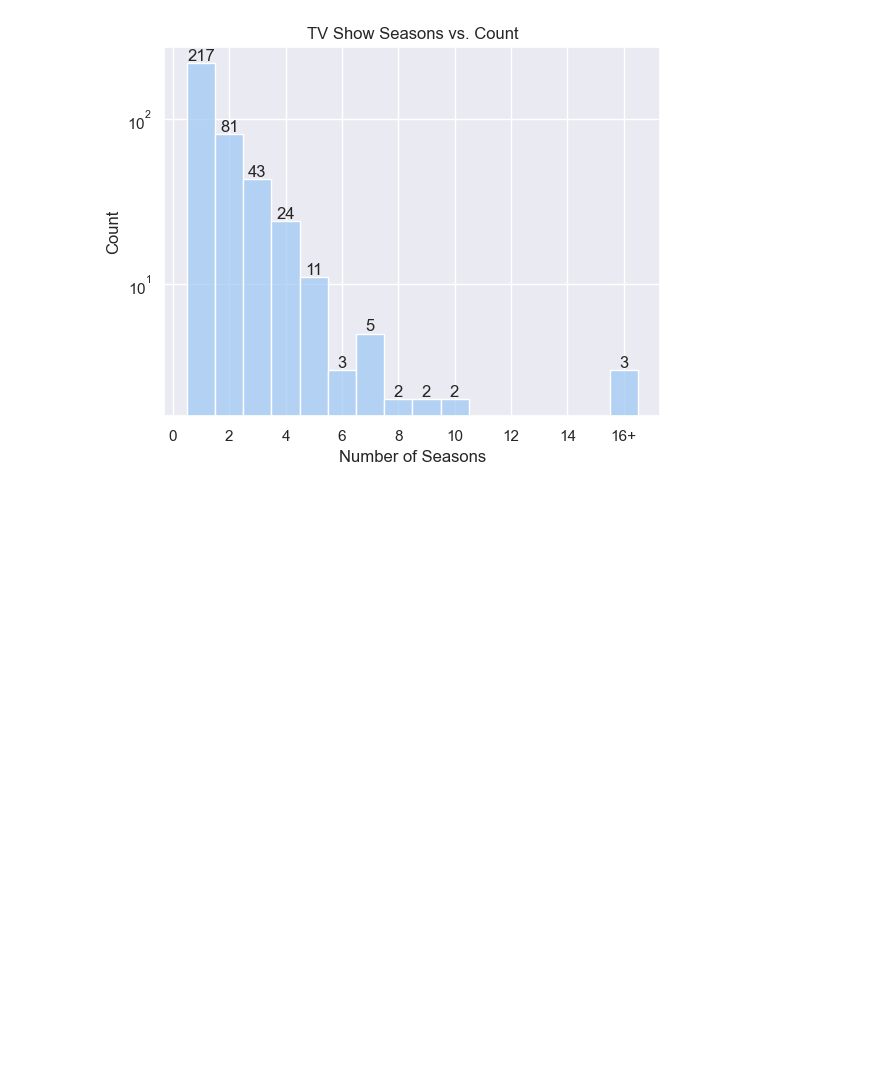
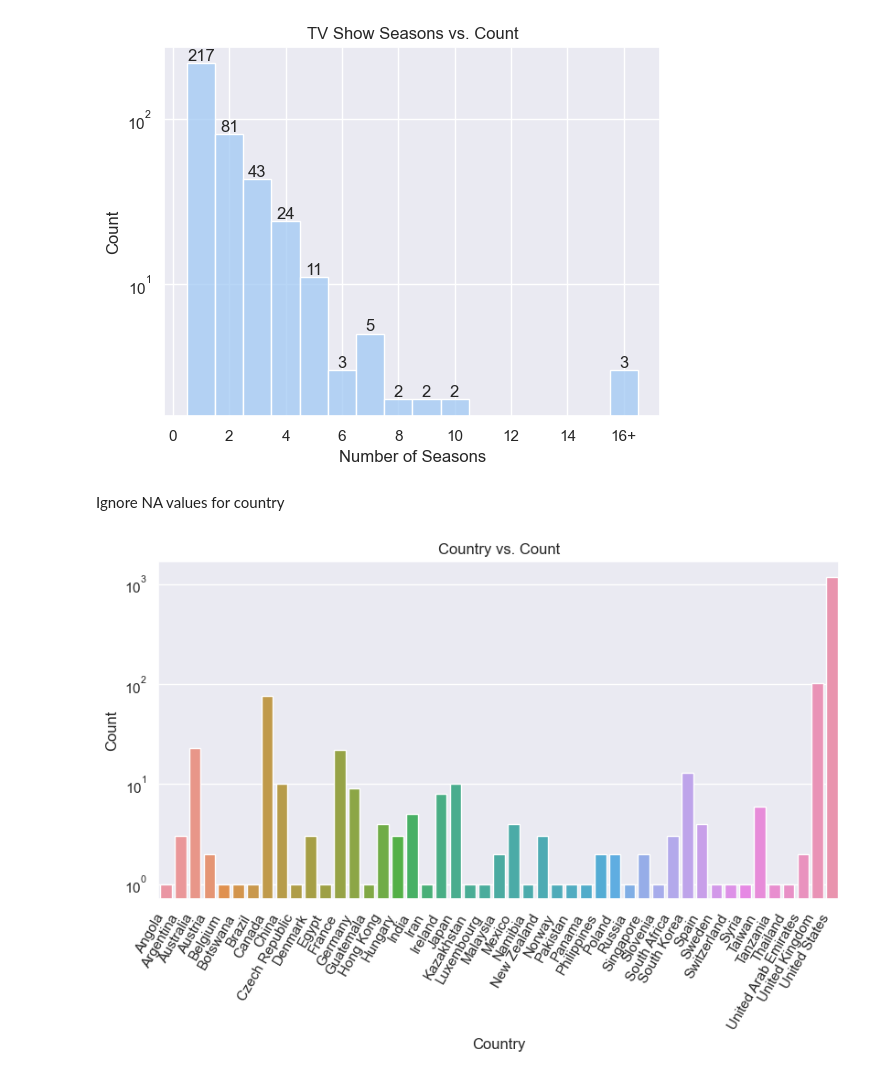
Before and after one commit to dvnatanael/data5006-data-analysis, a Jupyter notebook: Tiny_Data_Analysis_Disney+.ipynb, the cells around one changed output. Drawn from its saved outputs; the diff is of its cells as text; code cells hidden in the pictures; blank space fills up the shorter version.

Commit message:
feat: add plot for show `country`

```diff
--- a/Tiny_Data_Analysis_Disney+.ipynb
+++ b/Tiny_Data_Analysis_Disney+.ipynb
@@ -215,3 +215,16 @@ labels[-2] = "16+"
 _ = p.set_xticklabels(labels)
 # %% [output]
 [figure]
+# %% [markdown]
+Ignore NA values for country
+# %%
+data = cleaned_df["country"].dropna().explode().sort_values()
+fig, ax = plt.subplots(figsize=(9.6, 4.8))
+sns.countplot(x=data, ax=ax)
+ax.set_title("Country vs. Count")
+ax.set_xlabel("Country")
+ax.set_ylabel("Count")
+ax.set_yscale("log")
+_ = {rotate_label(label, 60) for label in ax.get_xticklabels()}
+# %% [output]
+[figure, added]
```
Also changed, not shown: 1 other file.
